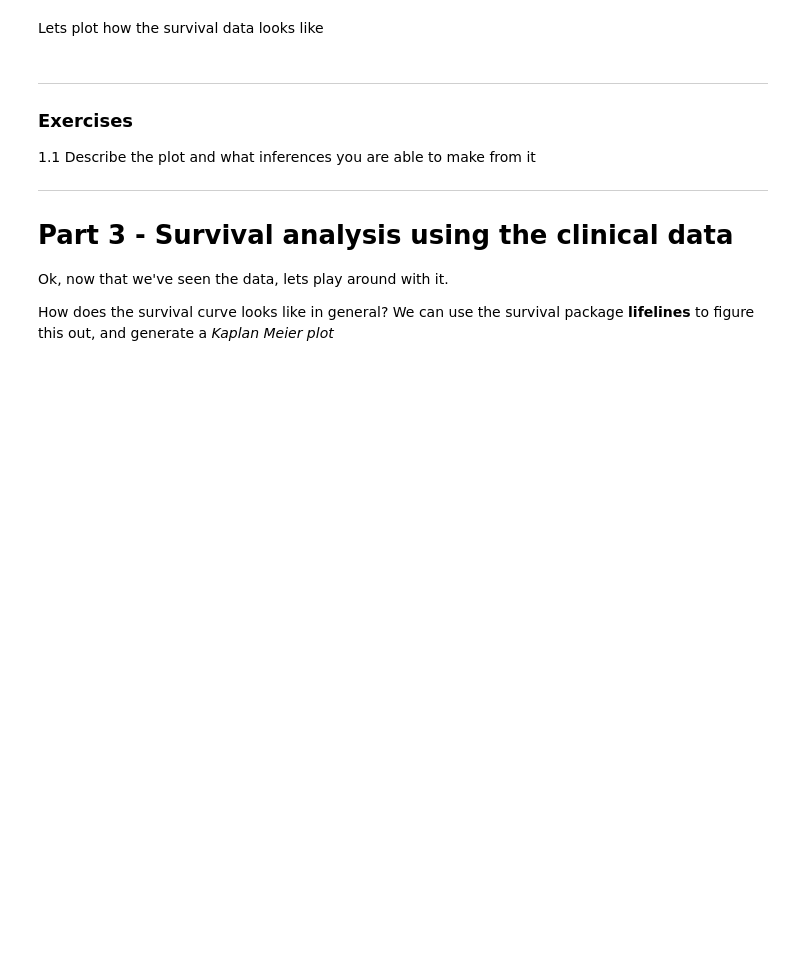
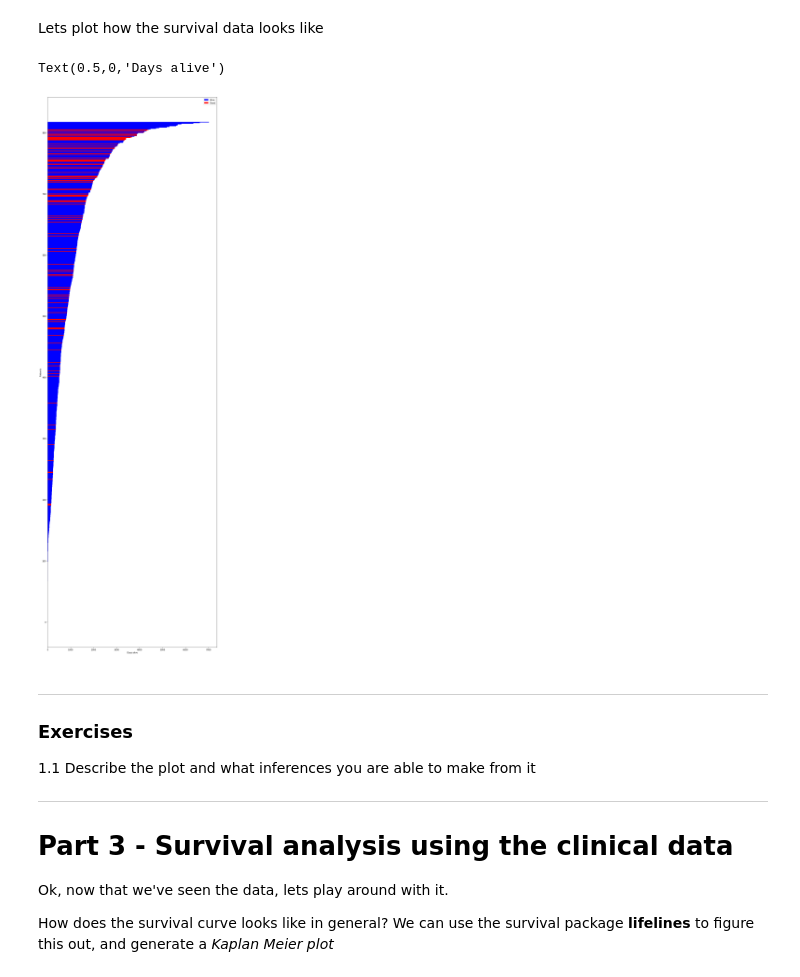
Before and after one commit to gjeuken/survival-workshop, a Jupyter notebook: Workshop.ipynb, the cells around one changed output. Drawn from its saved outputs; the diff is of its cells as text; code cells hidden in the pictures; blank space fills up the shorter version.

```diff
--- a/Workshop.ipynb
+++ b/Workshop.ipynb
@@ -32,20 +51,23 @@ with pd.option_context('display.max_columns', None):
 To make the later survival analysis easier, we create two new columns, one for the survival in days, and one for the event (death) beign present.
 # %%
 clinical['Time'] = clinical['Overall Survival (Months)']*30
-clinical['Event'] = clinical['Overall Survival Status'] == 'DECEASED'
+clinical['Event'] = (clinical['Overall Survival Status'] == 'DECEASED')*1
 # %% [markdown]
 Lets plot how the survival data looks like
 # %%
 matplotlib.rcParams['figure.figsize'] = [15, 50]
 
 data_sorted = clinical[['Time','Event']].sort_values(by = 'Time').dropna().reset_index(drop=True)
-status_slice = data_sorted['Event']
+status_slice = data_sorted['Event'] == 1
 
 plt.barh(data_sorted.loc[~status_slice].index, data_sorted.loc[~status_slice,'Time'], height = 1, color = 'b')
 plt.barh(data_sorted.loc[status_slice].index, data_sorted.loc[status_slice,'Time'], height = 1, color = 'r')
 plt.legend(['Alive', 'Dead'])
 plt.ylabel('Patients')
 plt.xlabel('Days alive')
+# %% [output]
+Text(0.5,0,'Days alive')
+[figure, added]
 # %% [markdown]
 ---
 ### Exercises
```
Also changed, not shown: parts of 7 cells of this notebook.
